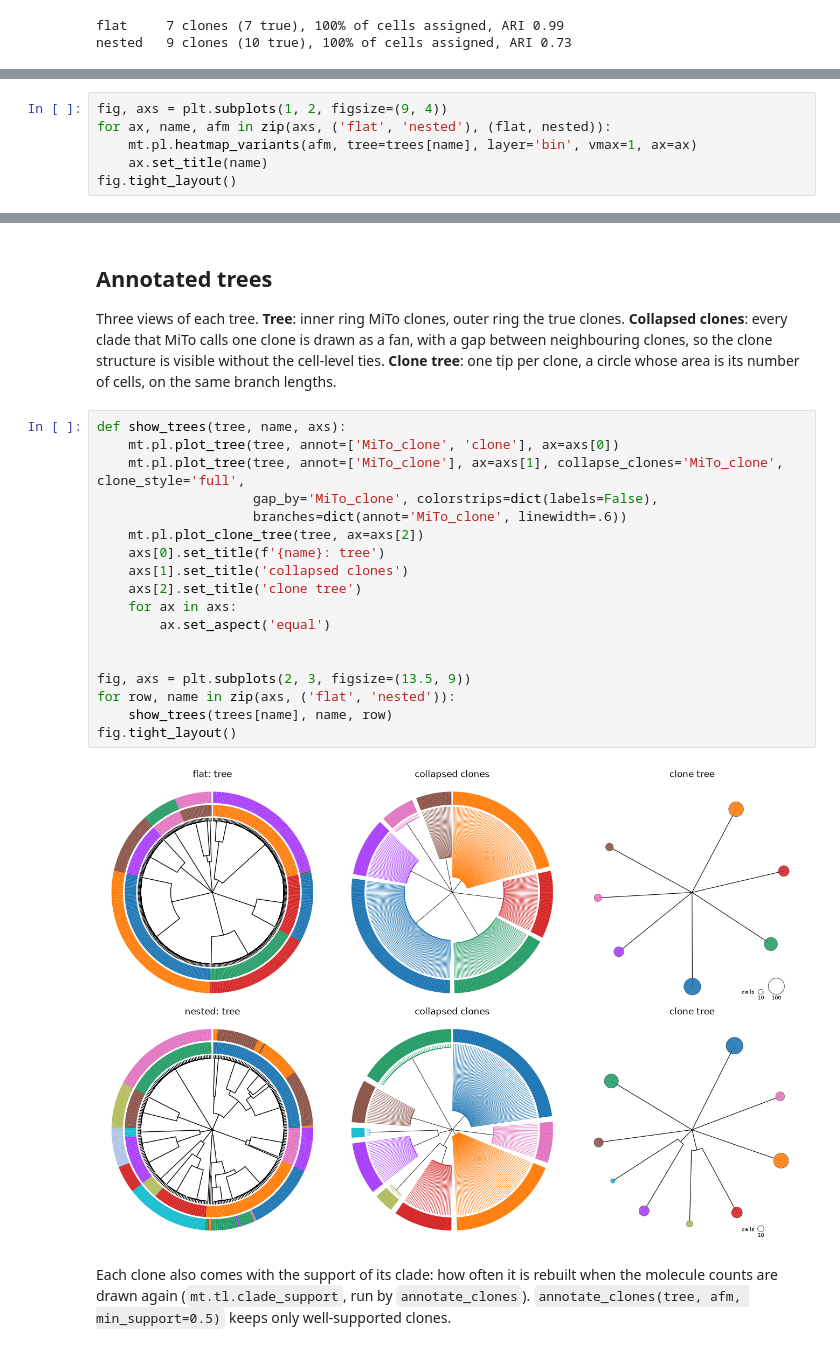
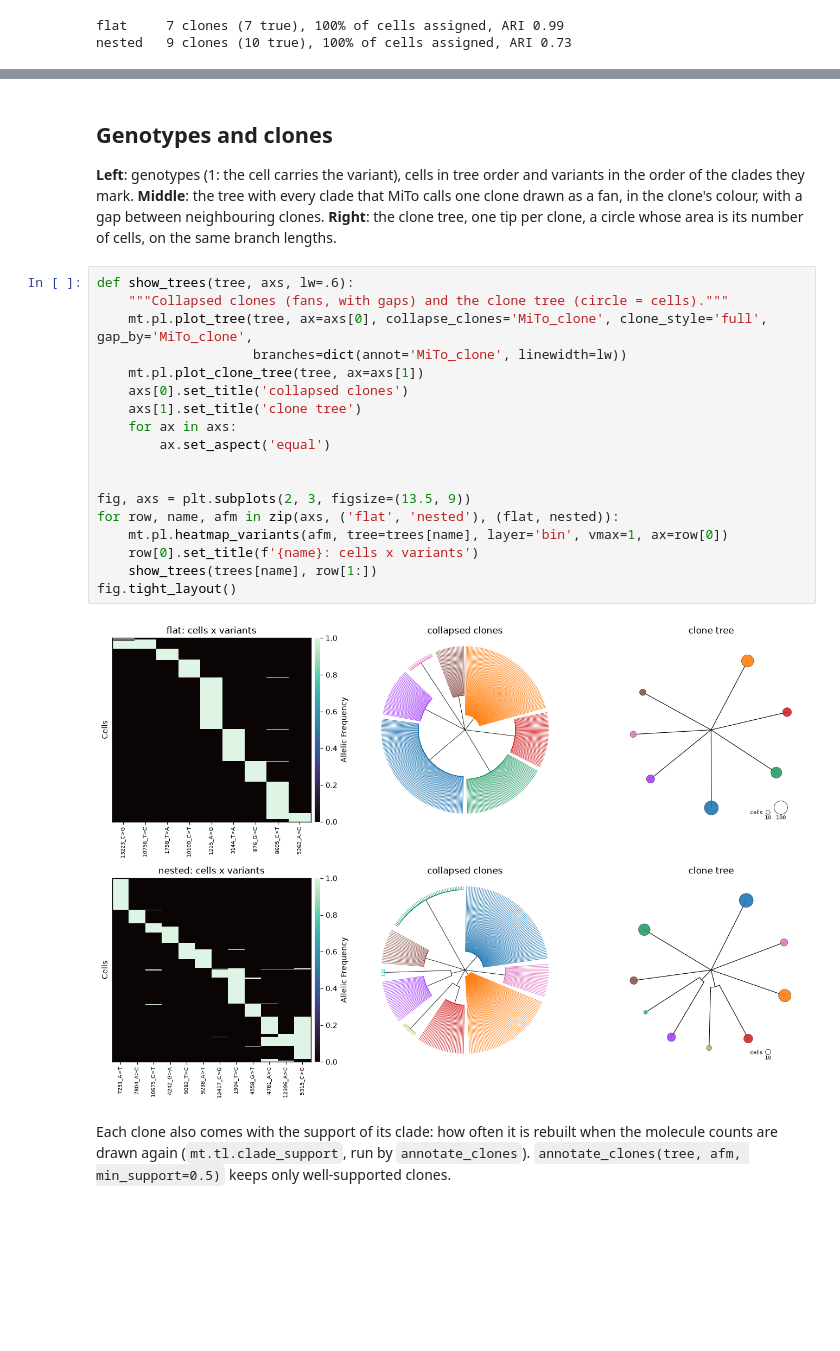
Before and after one commit to andrecossa5/MiTo, a Jupyter notebook: docs/source/getting_started.ipynb, the cells around one changed output, grey strips where cells are left out. Saved outputs shown, nothing was run; the diff lists cells and outputs as text; blank space fills up the shorter version.

```diff
--- a/docs/source/getting_started.ipynb
+++ b/docs/source/getting_started.ipynb
@@ -100,6 +94,0 @@ order of the clades they mark.
-# %%
-fig, axs = plt.subplots(1, 2, figsize=(9, 4))
-for ax, name, afm in zip(axs, ('flat', 'nested'), (flat, nested)):
-    mt.pl.heatmap_variants(afm, tree=trees[name], layer='bin', vmax=1, ax=ax)
-    ax.set_title(name)
-fig.tight_layout()
@@ -108,30 +95,30 @@ fig.tight_layout()
 # %% [markdown]
-## Annotated trees
+## Genotypes and clones
 
-Three views of each tree. **Tree**: inner ring MiTo clones, outer ring the true clones. **Collapsed clones**:
-every clade that MiTo calls one clone is drawn as a fan, with a gap between neighbouring clones, so the clone
-structure is visible without the cell-level ties. **Clone tree**: one tip per clone, a circle whose area is its
-number of cells, on the same branch lengths.
+**Left**: genotypes (1: the cell carries the variant), cells in tree order and variants in the order of the clades
+they mark. **Middle**: the tree with every clade that MiTo calls one clone drawn as a fan, in the clone's colour, with a
+gap between neighbouring clones. **Right**: the clone tree, one tip per clone, a circle whose area is its number of
+cells, on the same branch lengths.
 # %%
-def show_trees(tree, name, axs):
-    mt.pl.plot_tree(tree, annot=['MiTo_clone', 'clone'], ax=axs[0])
-    mt.pl.plot_tree(tree, annot=['MiTo_clone'], ax=axs[1], collapse_clones='MiTo_clone', clone_style='full',
-                    gap_by='MiTo_clone', colorstrips=dict(labels=False),
-                    branches=dict(annot='MiTo_clone', linewidth=.6))
-    mt.pl.plot_clone_tree(tree, ax=axs[2])
-    axs[0].set_title(f'{name}: tree')
-    axs[1].set_title('collapsed clones')
-    axs[2].set_title('clone tree')
+def show_trees(tree, axs, lw=.6):
+    """Collapsed clones (fans, with gaps) and the clone tree (circle = cells)."""
+    mt.pl.plot_tree(tree, ax=axs[0], collapse_clones='MiTo_clone', clone_style='full', gap_by='MiTo_clone',
+                    branches=dict(annot='MiTo_clone', linewidth=lw))
+    mt.pl.plot_clone_tree(tree, ax=axs[1])
+    axs[0].set_title('collapsed clones')
+    axs[1].set_title('clone tree')
     for ax in axs:
         ax.set_aspect('equal')
 
 
 fig, axs = plt.subplots(2, 3, figsize=(13.5, 9))
-for row, name in zip(axs, ('flat', 'nested')):
-    show_trees(trees[name], name, row)
+for row, name, afm in zip(axs, ('flat', 'nested'), (flat, nested)):
+    mt.pl.heatmap_variants(afm, tree=trees[name], layer='bin', vmax=1, ax=row[0])
+    row[0].set_title(f'{name}: cells x variants')
+    show_trees(trees[name], row[1:])
 fig.tight_layout()
 # %% [output]
-[figure, old version]
+[figure, new version]
 # %% [markdown]
 Each clone also comes with the support of its clade: how often it is rebuilt when the
 molecule counts are drawn again (`mt.tl.clade_support`, run by `annotate_clones`).
```
Also changed, not shown: parts of 2 cells of this notebook, 1 other file.
